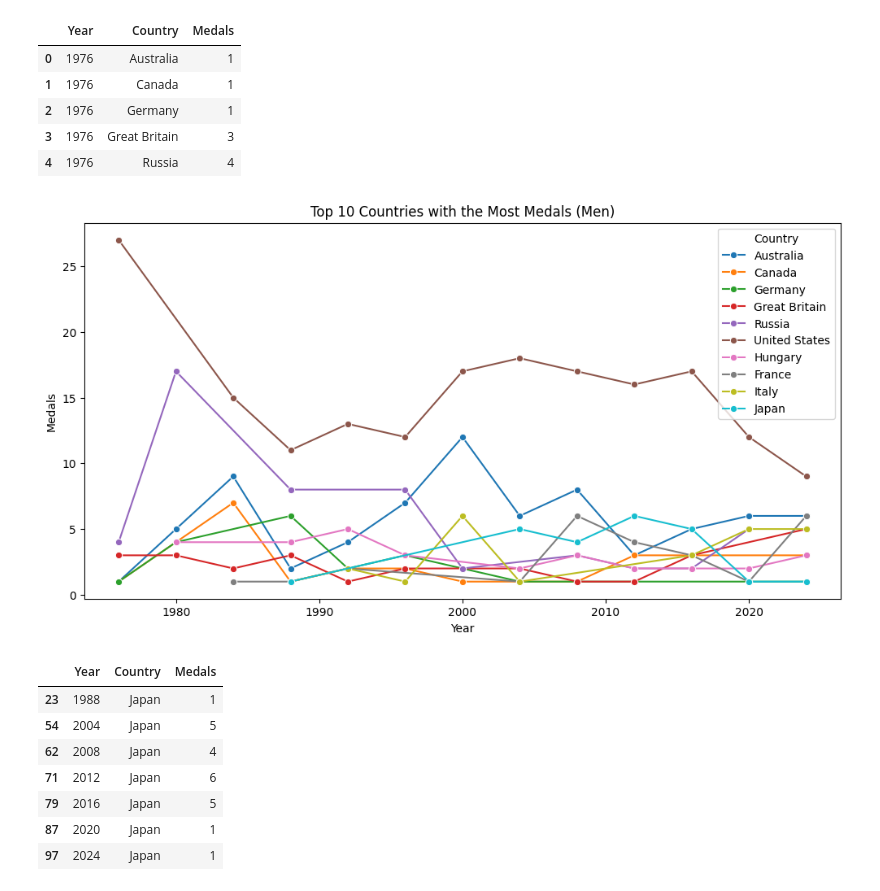
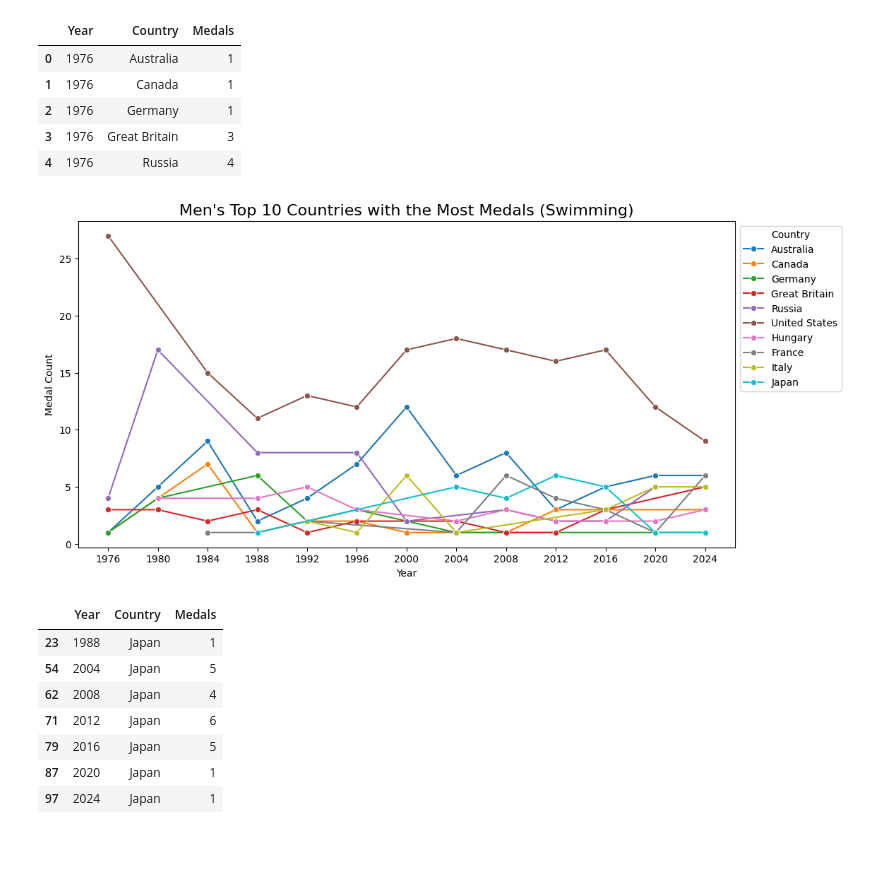
Before and after one commit to dagartga/olympics-data-project, a Jupyter notebook: olympics_data_project/notebooks/olympics_swimming_eda.ipynb, the cells around one changed output. Cells and saved outputs as stored; diff of their text form; code cells hidden in the pictures; blank space fills up the shorter version.

```diff
--- a/olympics_data_project/notebooks/olympics_swimming_eda.ipynb
+++ b/olympics_data_project/notebooks/olympics_swimming_eda.ipynb
@@ -361,11 +366,14 @@ men_top_ten_df.head()
 # %%
 # plot the top 10 countries with the most medals over the years
 plt.figure(figsize=(12, 6))
 sns.lineplot(y='Medals', x='Year', data=men_top_ten_df, hue='Country', marker='o')
-plt.title('Top 10 Countries with the Most Medals (Men)')
+plt.title('Men\'s Top 10 Countries with the Most Medals (Swimming)', fontsize=16)
+plt.legend(title='Country', bbox_to_anchor=(1, 1))
+plt.ylabel('Medal Count')
+plt.xticks(np.arange(1976, 2025, 4))
 plt.show()
 # %% [output]
-[figure, old version]
+[figure, new version]
 # %%
 men_top_ten_df[men_top_ten_df['Country'] == 'Japan']
 # %% [output]
```
Also changed, not shown: parts of 8 cells of this notebook, 2 other files.
